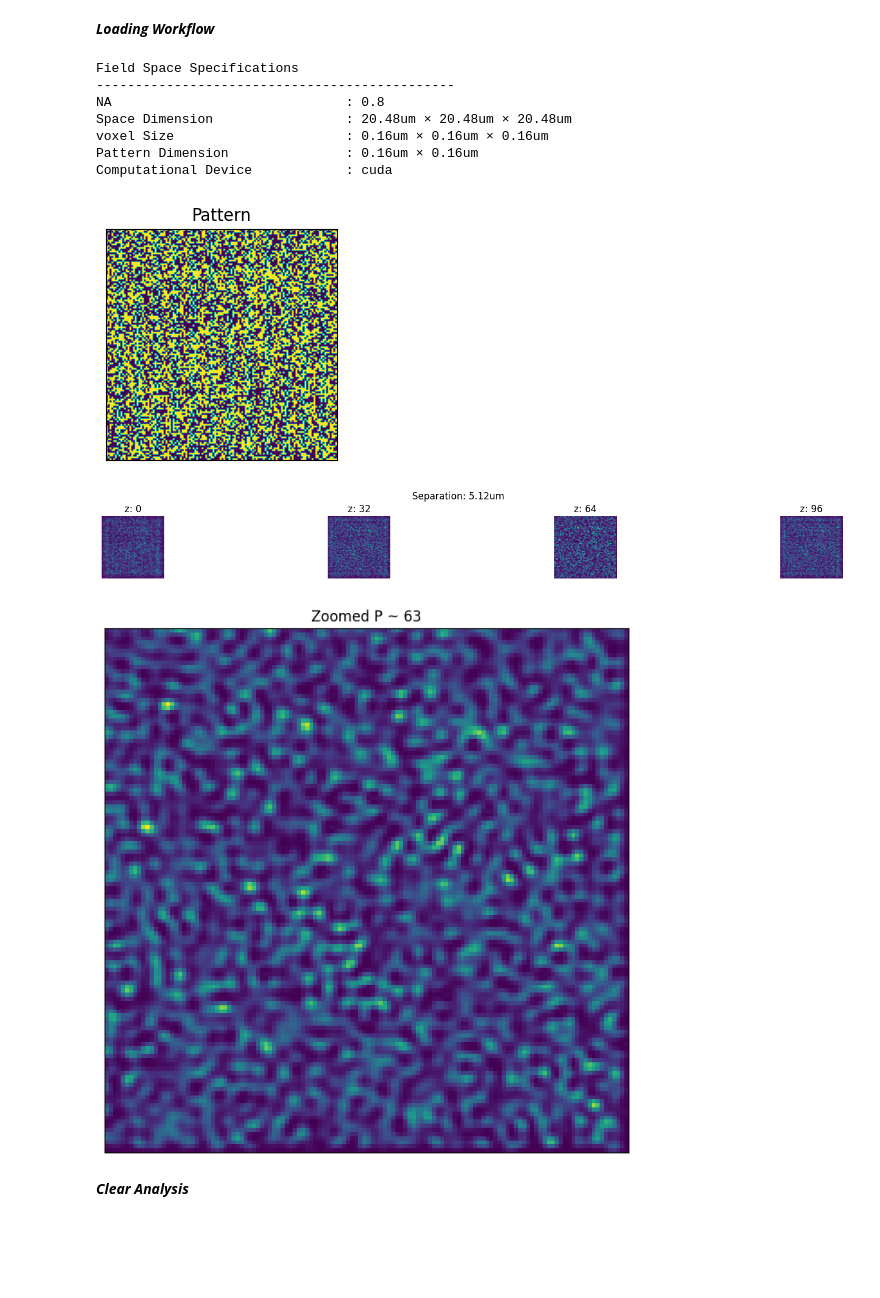
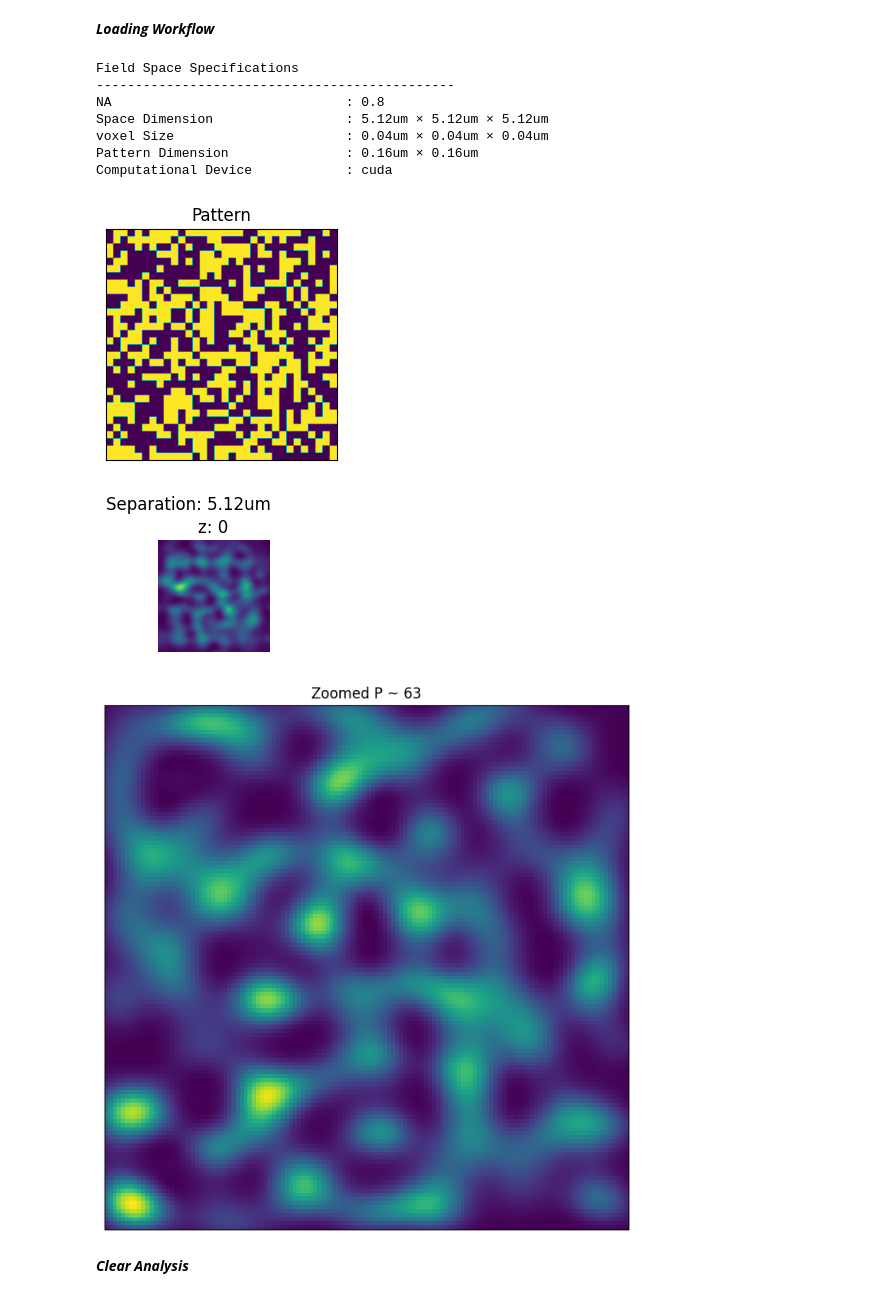
Before and after one commit to sanjith1999/FRIS, a Jupyter notebook: demo.ipynb, the cells around one changed output. Cells and saved outputs as stored; diff of their text form; code cells hidden in the pictures; blank space fills up the shorter version.

```diff
--- a/demo.ipynb
+++ b/demo.ipynb
@@ -162,32 +42,32 @@ Computational Device            : cuda
 # %%
 from libs.forward_lib.field_model import FieldModel
 
 IT = 102
 # Model Initialization
 FM = FieldModel()
 FM.load_object_space(IT)
 
 # Model Parameters
 print(FM)
 
 # Visualizing DMD pattern
 FM.PM.dmd.visualize_patterns()
 
 # Visualize at Feild at Certain Seperation
 FM.visualize_at_separation(separation=5.12)
 
-FM.zoom_plane(63)
+FM.zoom_plane(63,fig_size=(8,8))
 # %% [output]
 Field Space Specifications
 ----------------------------------------------
 NA                              : 0.8
-Space Dimension                 : 20.48um × 20.48um × 20.48um
-voxel Size                      : 0.16um × 0.16um × 0.16um
+Space Dimension                 : 5.12um × 5.12um × 5.12um
+voxel Size                      : 0.04um × 0.04um × 0.04um
 Pattern Dimension               : 0.16um × 0.16um
 Computational Device            : cuda
-[figure, old version]
+[figure, new version]
-[figure, old version]
+[figure, new version]
-[figure, old version]
+[figure, new version]
 # %% [markdown]
 ***Clear Analysis***
 # %%
```
Also changed, not shown: parts of 11 cells of this notebook, 9 other files.
